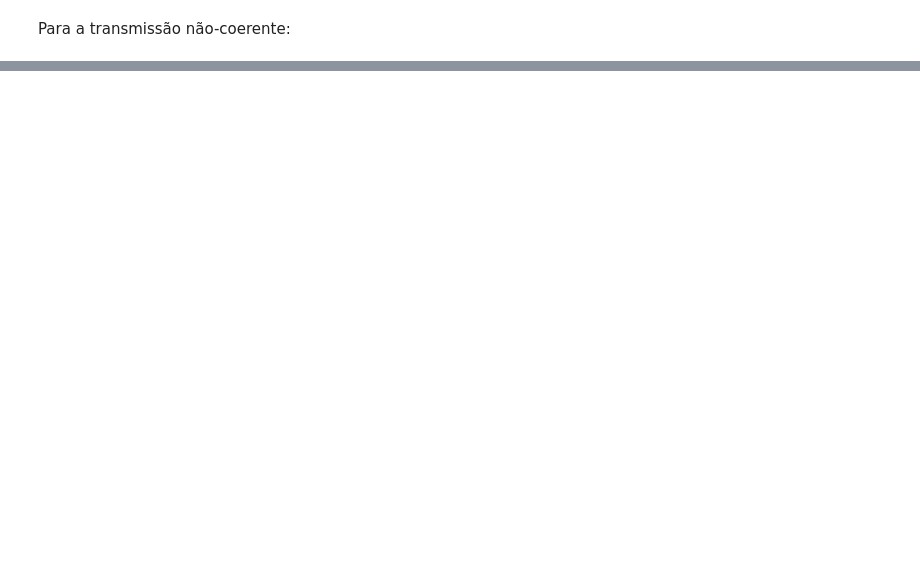
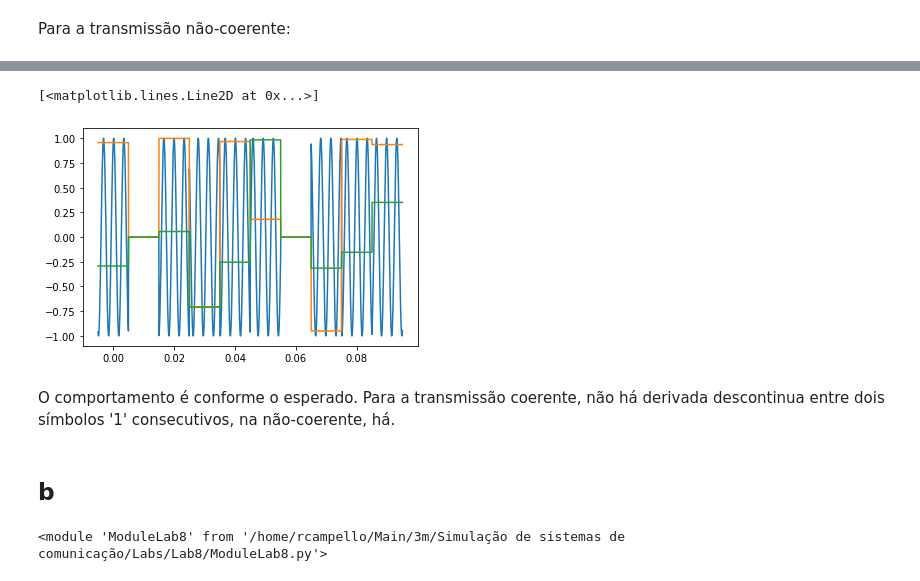
Before and after one commit to rafaelmcam/PeterMathysCommunicationsLab, a Jupyter notebook: Lab8/Lab8.ipynb, the cells around one changed output, grey strips where cells are left out. Saved outputs shown, nothing was run; the diff lists cells and outputs as text; code cells hidden in the pictures; blank space fills up the shorter version.

```diff
--- a/Lab8/Lab8.ipynb
+++ b/Lab8/Lab8.ipynb
@@ -56,2 +57,4 @@ plt.plot(sig_xt.timeAxis(), sig_xt.signal())
 # %% [markdown]
 Para a transmissão não-coerente:
+# %%
+sig_an = comsig.sigSequ([np.random.randint(0, 2, 10), 360 * np.random.rand(10)], FB)
@@ -62,0 +78,15 @@ plt.plot(sig_xt.timeAxis(), sig_xt.signal())
+# %%
+plt.plot(sig_xt.timeAxis(), sig_xt.signal())
+plt.plot(sig_st.timeAxis(), sig_st.signal().real)
+plt.plot(sig_st.timeAxis(), sig_st.signal().imag)
+# %% [output]
+[<matplotlib.lines.Line2D at 0x...>]
+[figure, added]
+# %% [markdown]
+O comportamento é conforme o esperado. Para a transmissão coerente, não há derivada descontinua entre dois símbolos '1' consecutivos, na não-coerente, há.
+# %% [markdown]
+## b
+# %%
+reload(ModuleLab8)
+# %% [output]
+<module 'ModuleLab8' from '/home/rcampello/Main/3m/Simulação de sistemas de comunicação/Labs/Lab8/ModuleLab8.py'>
```
Also changed, not shown: parts of 16 cells of this notebook, 3 other files.
